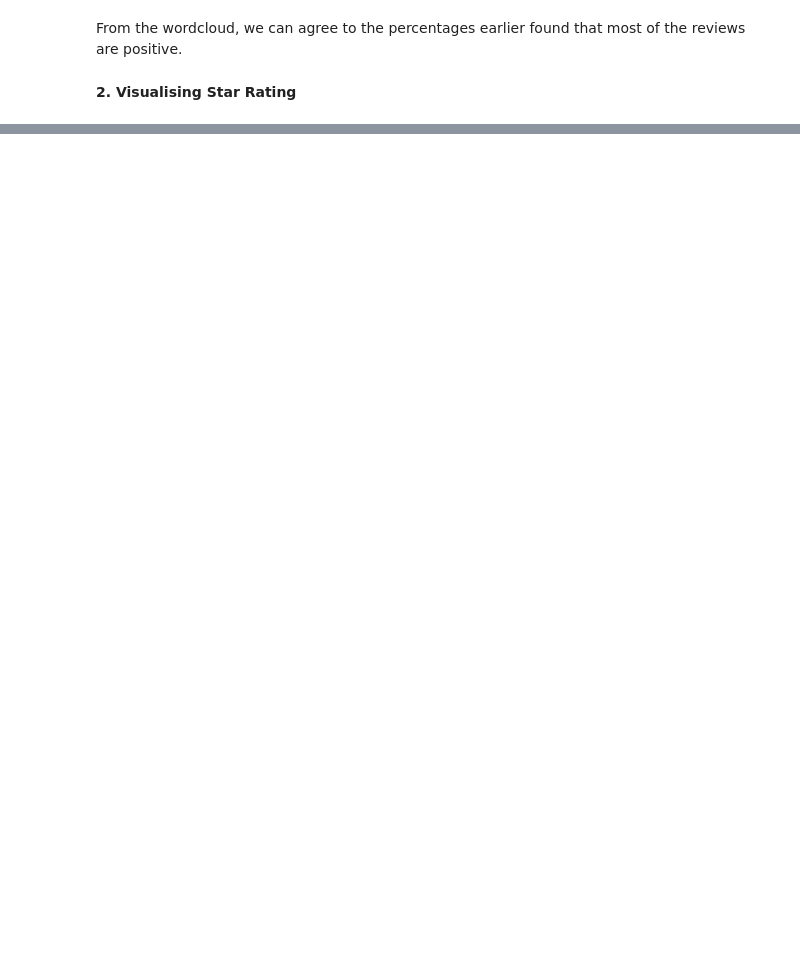
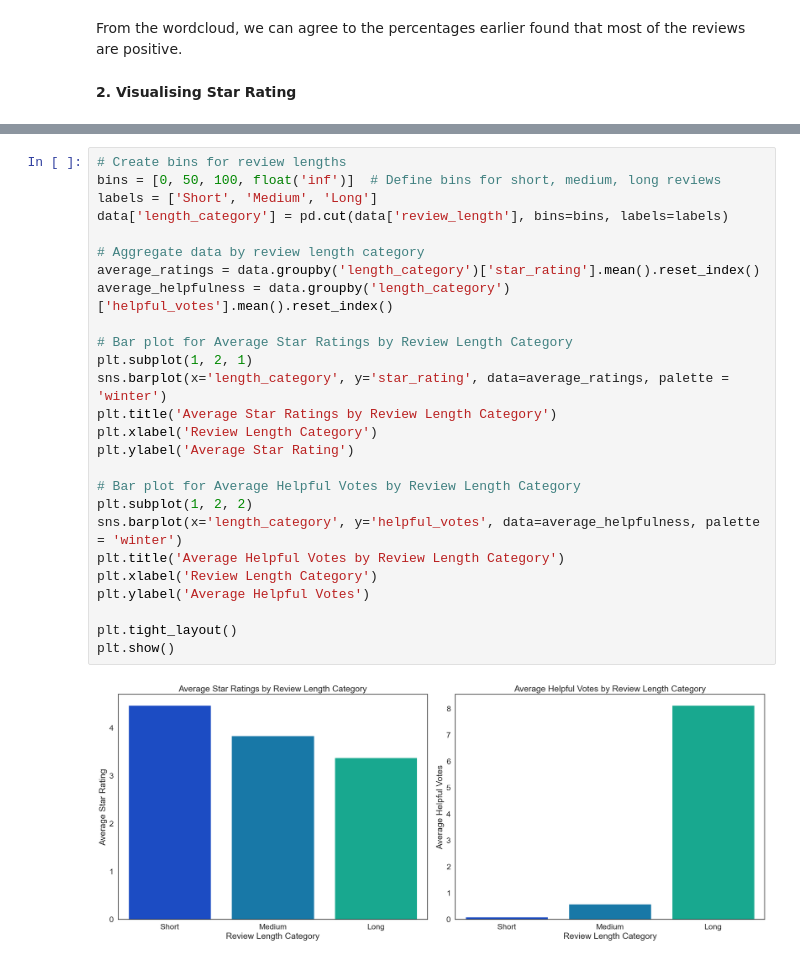
Before and after one commit to PeaceUdoka/Sentiment-analysis-with-python, a Jupyter notebook: Sentiment Analysis With Python.ipynb, the cells around one changed output, grey strips where cells are left out. Drawn from its saved outputs; the diff is of its cells as text; blank space fills up the shorter version.

```diff
--- a/Sentiment Analysis With Python.ipynb
+++ b/Sentiment Analysis With Python.ipynb
@@ -224,0 +238,28 @@ Negative reviews tend to have longer words.
+# %%
+# Create bins for review lengths
+bins = [0, 50, 100, float('inf')]  # Define bins for short, medium, long reviews
+labels = ['Short', 'Medium', 'Long']
+data['length_category'] = pd.cut(data['review_length'], bins=bins, labels=labels)
+
+# Aggregate data by review length category
+average_ratings = data.groupby('length_category')['star_rating'].mean().reset_index()
+average_helpfulness = data.groupby('length_category')['helpful_votes'].mean().reset_index()
+
+# Bar plot for Average Star Ratings by Review Length Category
+plt.subplot(1, 2, 1)
+sns.barplot(x='length_category', y='star_rating', data=average_ratings, palette = 'winter')
+plt.title('Average Star Ratings by Review Length Category')
+plt.xlabel('Review Length Category')
+plt.ylabel('Average Star Rating')
+
+# Bar plot for Average Helpful Votes by Review Length Category
+plt.subplot(1, 2, 2)
+sns.barplot(x='length_category', y='helpful_votes', data=average_helpfulness, palette = 'winter')
+plt.title('Average Helpful Votes by Review Length Category')
+plt.xlabel('Review Length Category')
+plt.ylabel('Average Helpful Votes')
+
+plt.tight_layout()
+plt.show()
+# %% [output]
+[figure, added]
```
Also changed, not shown: parts of 35 cells of this notebook.
